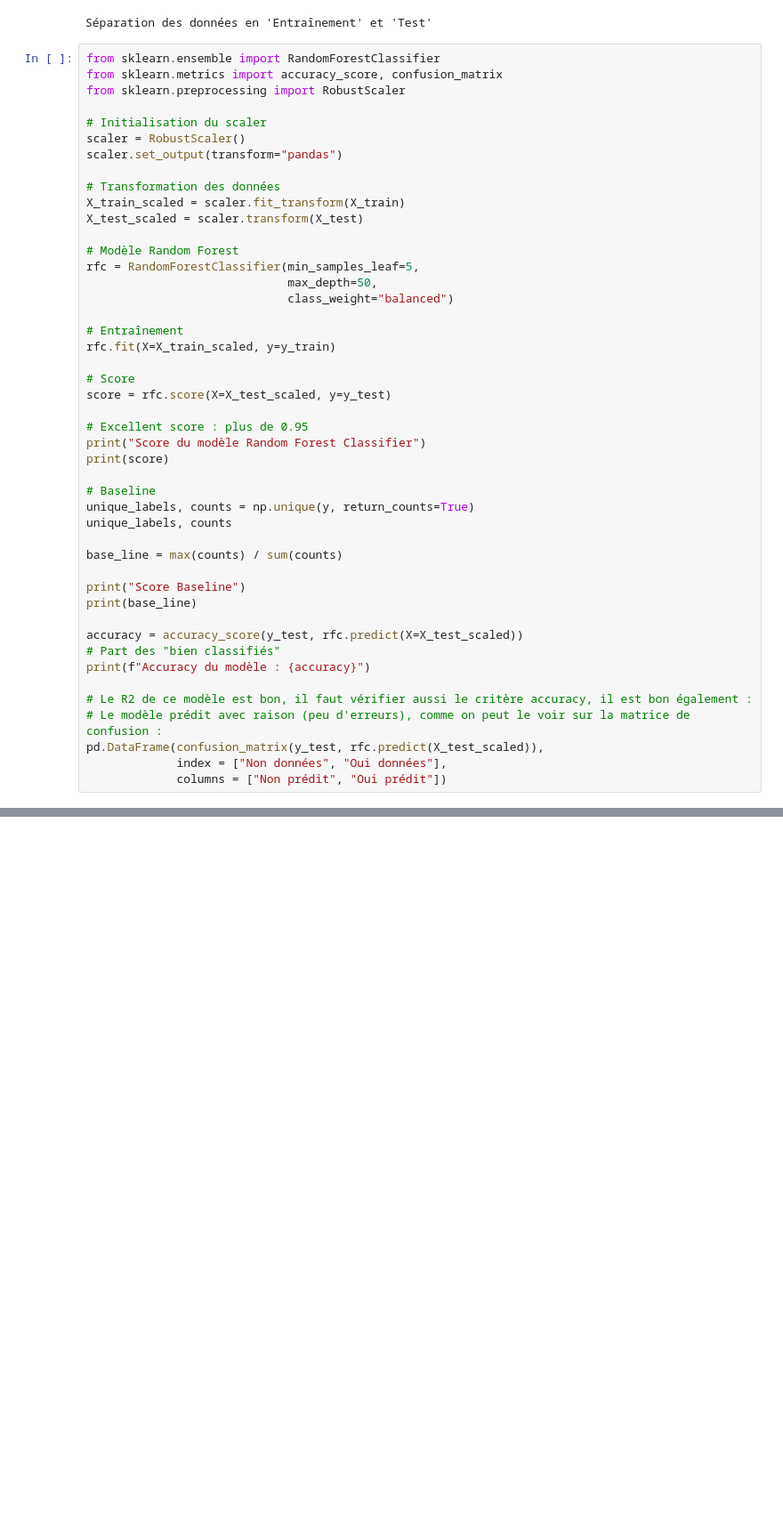
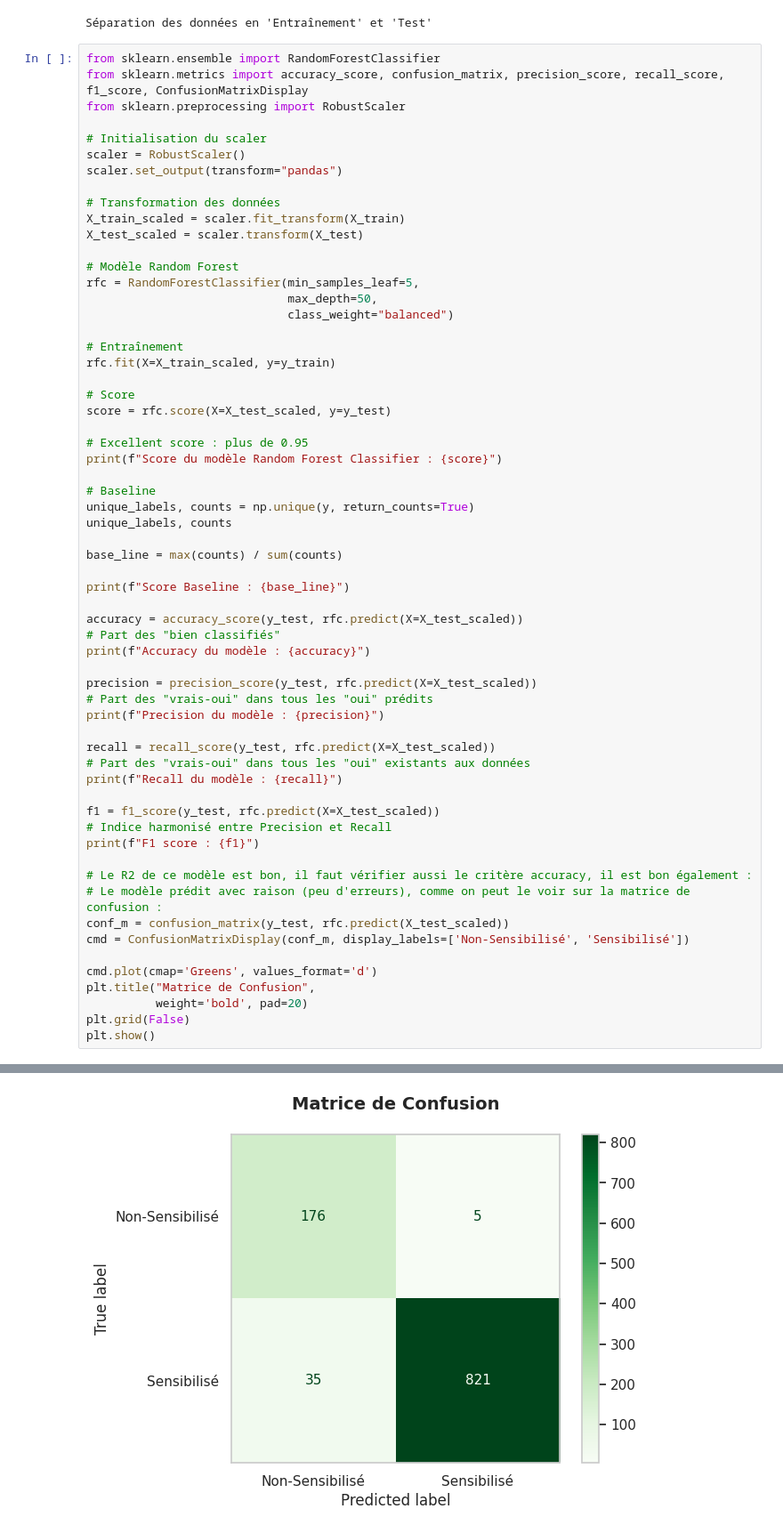
Before and after one commit to IngeaJeanOlivier/Allergies, a Jupyter notebook: notebooks/predictive_model_2.ipynb, the cells around one changed output, grey strips where cells are left out. Shown at 89% size. Cells and saved outputs as stored; diff of their text form; blank space fills up the shorter version.

```diff
--- a/notebooks/predictive_model_2.ipynb
+++ b/notebooks/predictive_model_2.ipynb
@@ -110,7 +110,7 @@ print("Séparation des données en 'Entraînement' et 'Test'")
 Séparation des données en 'Entraînement' et 'Test'
 # %%
 from sklearn.ensemble import RandomForestClassifier
-from sklearn.metrics import accuracy_score, confusion_matrix
+from sklearn.metrics import accuracy_score, confusion_matrix, precision_score, recall_score, f1_score, ConfusionMatrixDisplay
 from sklearn.preprocessing import RobustScaler
 
 # Initialisation du scaler
@@ -133,8 +133,7 @@ rfc.fit(X=X_train_scaled, y=y_train)
 score = rfc.score(X=X_test_scaled, y=y_test)
 
 # Excellent score : plus de 0.95
-print("Score du modèle Random Forest Classifier")
-print(score)
+print(f"Score du modèle Random Forest Classifier : {score}")
 
 # Baseline
 unique_labels, counts = np.unique(y, return_counts=True)
@@ -142,16 +141,32 @@ unique_labels, counts
 
 base_line = max(counts) / sum(counts)
 
-print("Score Baseline")
-print(base_line)
+print(f"Score Baseline : {base_line}")
 
 accuracy = accuracy_score(y_test, rfc.predict(X=X_test_scaled))
 # Part des "bien classifiés"
 print(f"Accuracy du modèle : {accuracy}")
 
+precision = precision_score(y_test, rfc.predict(X=X_test_scaled))
+# Part des "vrais-oui" dans tous les "oui" prédits
+print(f"Precision du modèle : {precision}")
+
+recall = recall_score(y_test, rfc.predict(X=X_test_scaled))
+# Part des "vrais-oui" dans tous les "oui" existants aux données
+print(f"Recall du modèle : {recall}")
+
+f1 = f1_score(y_test, rfc.predict(X=X_test_scaled))
+# Indice harmonisé entre Precision et Recall
+print(f"F1 score : {f1}")
+
 # Le R2 de ce modèle est bon, il faut vérifier aussi le critère accuracy, il est bon également :
 # Le modèle prédit avec raison (peu d'erreurs), comme on peut le voir sur la matrice de confusion :
-pd.DataFrame(confusion_matrix(y_test, rfc.predict(X_test_scaled)),
-             index = ["Non données", "Oui données"],
-             columns = ["Non prédit", "Oui prédit"])
+conf_m = confusion_matrix(y_test, rfc.predict(X_test_scaled))
+cmd = ConfusionMatrixDisplay(conf_m, display_labels=['Non-Sensibilisé', 'Sensibilisé'])
+
+cmd.plot(cmap='Greens', values_format='d')
+plt.title("Matrice de Confusion",
+          weight='bold', pad=20)
+plt.grid(False)
+plt.show()
 # %% [output]
@@ -166,3 +179,4 @@ Accuracy du modèle : 0.9623915139826422
+[figure, added]
 # %%
 import matplotlib.pyplot as plt
 
```
Also changed, not shown: parts of 1 cell of this notebook, 1 other file.
